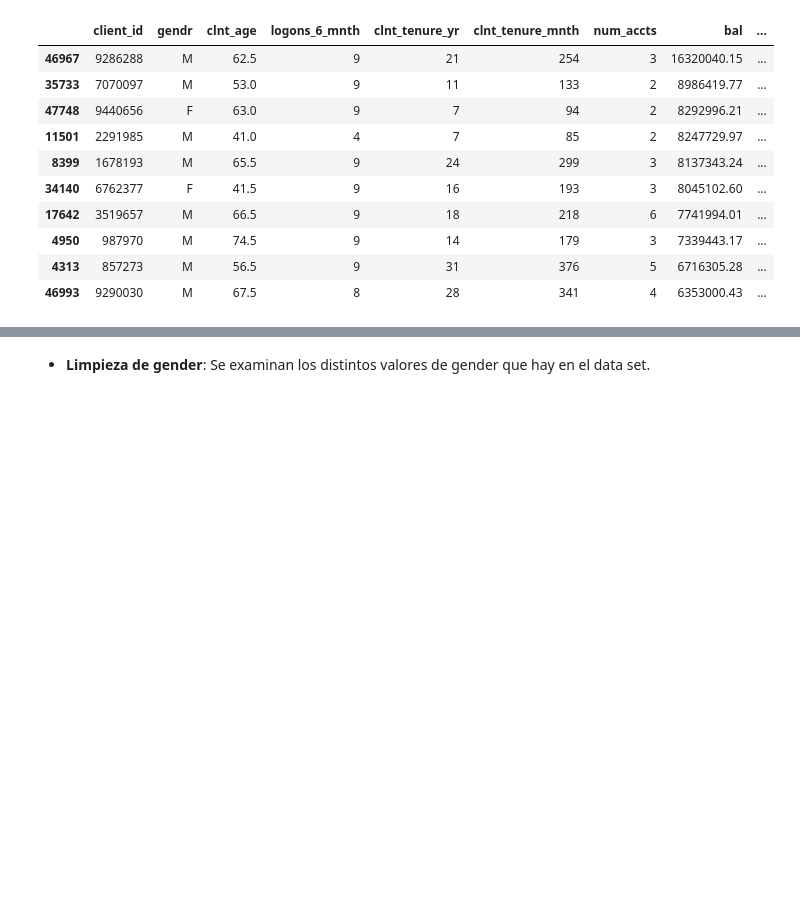
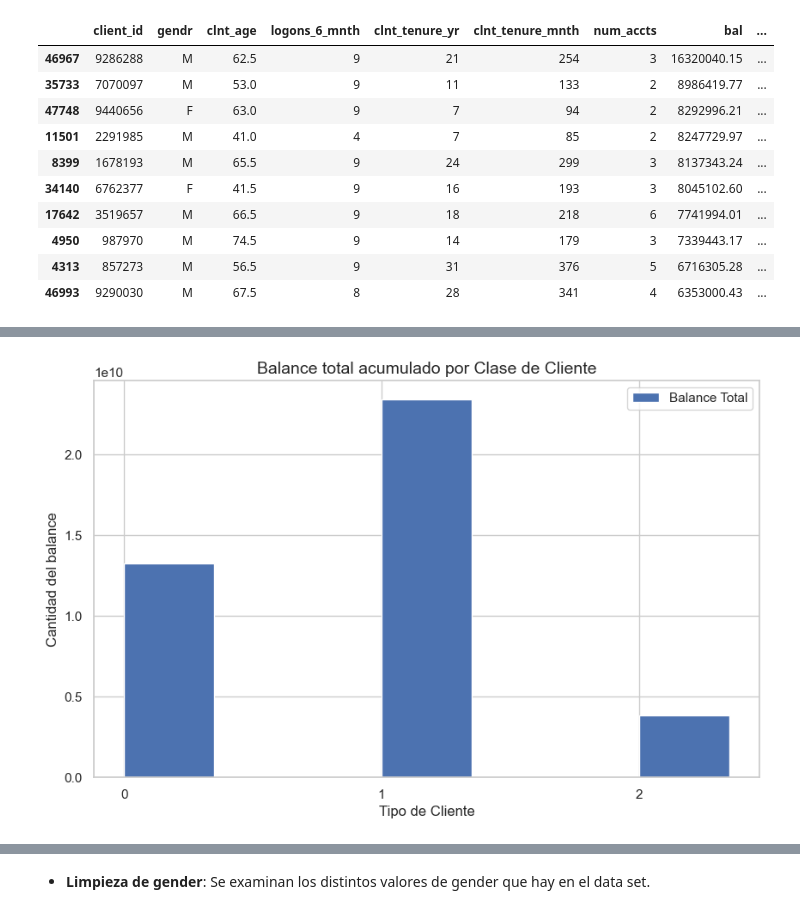
Before and after one commit to Greta-galeana/abtest_vanguard, a Jupyter notebook: main.ipynb, the cells around one changed output, grey strips where cells are left out. Drawn from its saved outputs; the diff is of its cells as text; code cells hidden in the pictures; blank space fills up the shorter version.

```diff
--- a/main.ipynb
+++ b/main.ipynb
@@ -391,0 +447,26 @@ unique_client_analysis_df.sort_values('bal', ascending=False).head(10)
+# %%
+# Agrupar los datos por 'client_type' y calcular el balance promedio y total
+metrics_type_sum = df.groupby('client_type').agg(
+    bal_sum=('bal', 'sum')
+).reset_index()
+
+# Configuración del gráfico
+plt.figure(figsize=(10, 6))
+bar_width = 0.35  # Ancho de las barras
+indices = np.arange(len(metrics_type_sum))  # Posiciones de las barras en el eje X
+
+# Crear las barras para el balance promedio y el balance total
+plt.bar(indices + bar_width, metrics_type_sum['bal_sum'], bar_width, label='Balance Total')
+
+# Personalización del gráfico
+plt.title('Balance total acumulado por Clase de Cliente', fontsize=14)
+plt.ylabel('Cantidad del balance', fontsize=12)
+plt.xlabel('Tipo de Cliente', fontsize=12)
+plt.xticks(indices + bar_width / 2, metrics_type_sum['client_type'])  # Etiquetas centradas
+plt.legend()
+
+# Mostrar gráfico
+plt.grid(True)
+plt.show()
+# %% [output]
+[figure, added]
```
Also changed, not shown: parts of 14 cells of this notebook.
